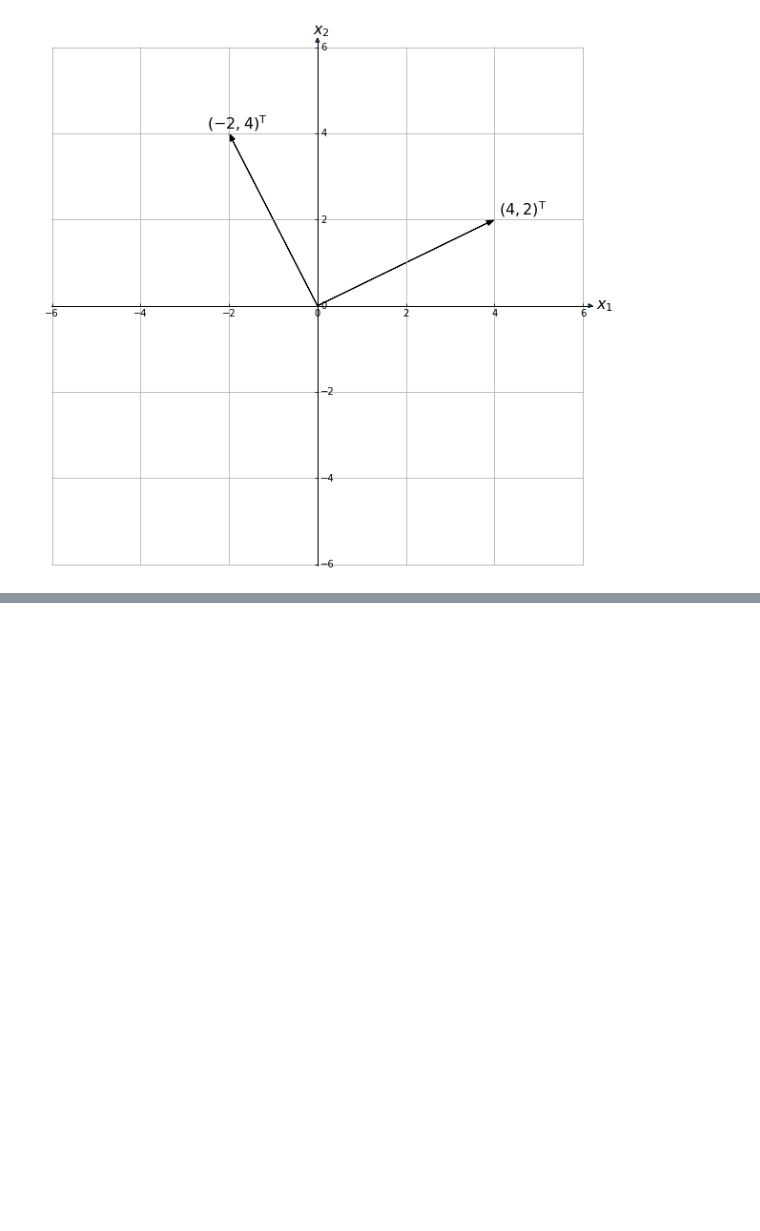
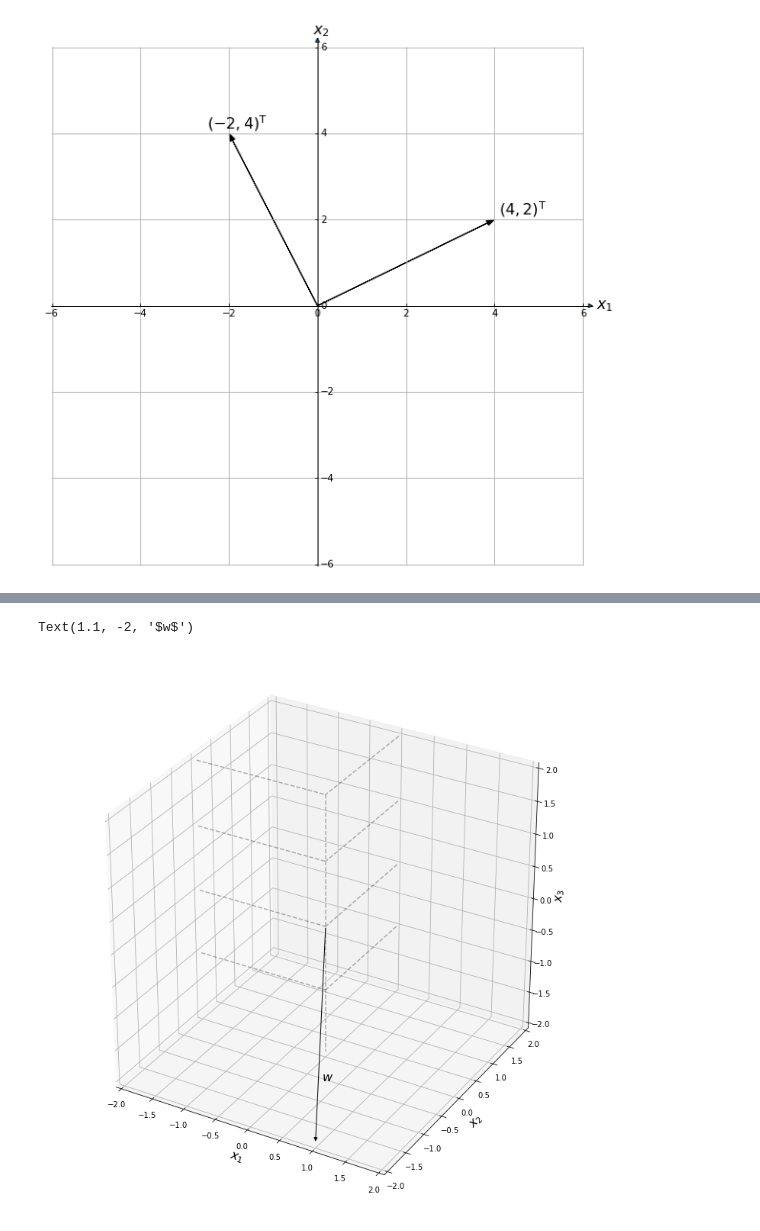
Before and after one commit to dlxj/doc, a Jupyter notebook: lang/programming/python/Plot a plane based on a normal vector and a point in Matlab or matplotlib.ipynb, the cells around one changed output, grey strips where cells are left out. Drawn from its saved outputs; the diff is of its cells as text; code cells hidden in the pictures; blank space fills up the shorter version.

```diff
--- a/lang/programming/python/Plot a plane based on a normal vector and a point in Matlab or matplotlib.ipynb
+++ b/lang/programming/python/Plot a plane based on a normal vector and a point in Matlab or matplotlib.ipynb
@@ -319,0 +147,53 @@ plt.savefig(os.path.join(all_pic_path, '1-10.png'), format='png', dpi=600)
+# %%
+from book_draw_util import *
+import numpy as np
+
+fig = plt.figure(figsize=SQUARE_FIG_SIZE, facecolor='white')
+ax = Axes3D(fig)
+# ax.axis("off")
+ax.clear()
+
+
+ax.set_xlim([-2, 2])
+ax.set_ylim([-2, 2])
+ax.set_zlim([-2, 2])
+
+ax.set_xlabel(r"$x_1$", fontsize=AXIS_LABEL_FONT_SIZE)
+ax.set_ylabel(r"$x_2$", fontsize=AXIS_LABEL_FONT_SIZE)
+ax.set_zlabel(r"$x_3$", fontsize=AXIS_LABEL_FONT_SIZE)
+"""
+坐标系的原点在一楼中心
+"""
+
+
+# 两个3d 点, A,B 分别写成列向量的形式，凑成一个矩阵，矩阵的所有行作为Arrow3D 的坐标参数两个3d 点, A,B 分别写成列向量的形式，凑成一个矩阵，矩阵的所有行作为Arrow3D 的坐标参数
+#pts = np.array([ [0, 0, 0], [0, 0, -1] ], np.int32).T # 从一楼的中心指向地下室的中心
+#pts = np.array([ [2, 0, 0], [-2, 0, 0] ], np.int32).T
+#ax.plot((pts[0][0], pts[0][1]), (pts[1][0], pts[1][1]), (pts[2][0], pts[2][1]), "k--", alpha=ALPHA)
+
+pts = np.array([ [0, 0, 2], [0, 0, -2] ], np.int32).T
+ax.plot((pts[0][0], pts[0][1]), (pts[1][0], pts[1][1]), (pts[2][0], pts[2][1]), "k--", alpha=ALPHA)
+"""
+楼顶中心指向地下室中心
+"""
+
+for k in range(2, -2, -1):
+    pts = np.array([ [-2, 0, k], [0, 0, k]], np.int32).T
+    ax.plot((pts[0][0], pts[0][1]), (pts[1][0], pts[1][1]), (pts[2][0], pts[2][1]), "k--", alpha=ALPHA)
+    pts = np.array([ [0, 2, k], [0, 0, k]], np.int32).T
+    ax.plot((pts[0][0], pts[0][1]), (pts[1][0], pts[1][1]), (pts[2][0], pts[2][1]), "k--", alpha=ALPHA)
+"""
+顶楼到负1楼的地板
+"""
+
+pts = np.array([ [0, 0, 0], [1, -2, -2] ], np.int32).T
+arrow = Arrow3D(pts[0], pts[1], pts[2], arrowstyle="-|>", lw=1,mutation_scale=10, color="black")
+ax.add_artist(arrow)
+"""
+法向量W
+"""
+
+ax.text(1.1, -2, -1, r"$w$", fontsize=TEXT_FONT_SIZE)
+# %% [output]
+Text(1.1, -2, '$w$')
+[figure, added]
```
Also changed, not shown: parts of 9 cells of this notebook, 2 other files.
